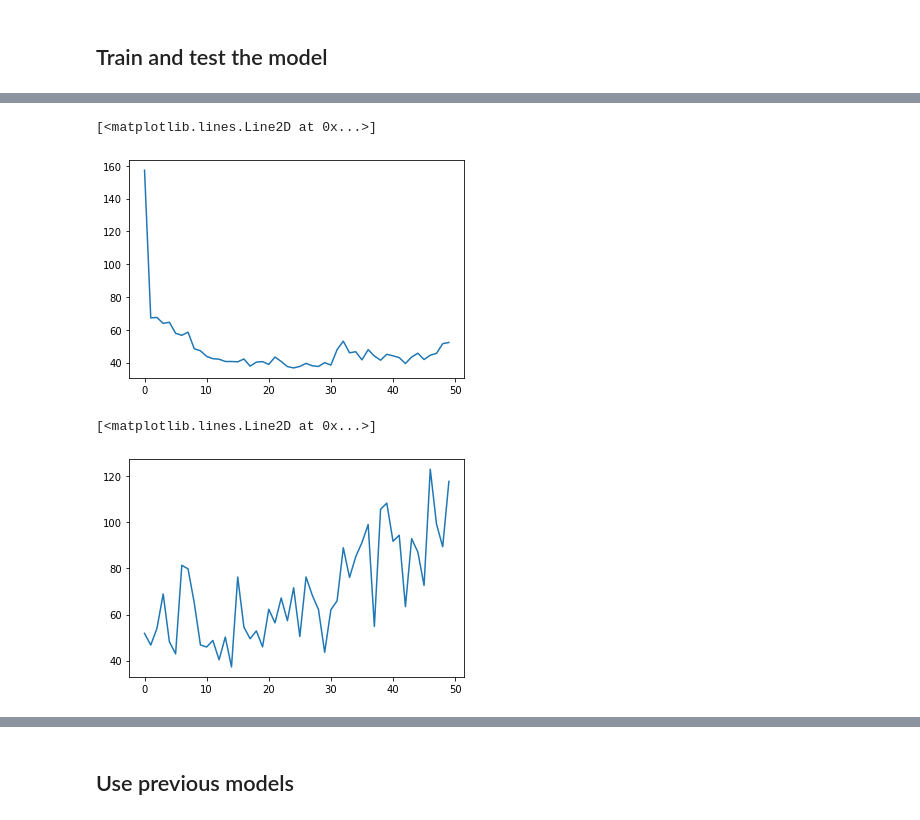
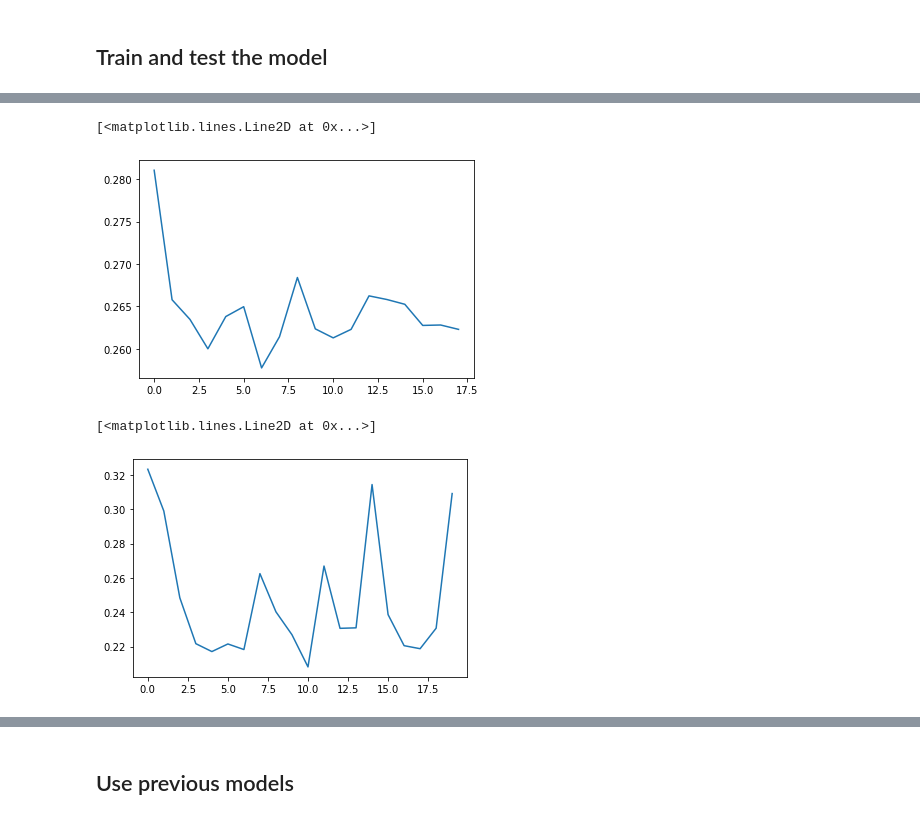
Before and after one commit to AdrienBq/Turbulence, a Jupyter notebook: explo/simple_dnn.ipynb, the cells around one changed output, grey strips where cells are left out. Drawn from its saved outputs; the diff is of its cells as text; code cells hidden in the pictures.

```diff
--- a/explo/simple_dnn.ipynb
+++ b/explo/simple_dnn.ipynb
@@ -20,7 +20,7 @@ import torch.nn.functional as F
 ## Prepare the data
 # %%
 L = 32
-Directory = f"data/L_{L}_new"
+Directory = f"data/L_{L}"
 
 variables=['u', 'v', 'w', 'theta', 's', 'tke', 'wtheta']
 nz=376
@@ -67,7 +67,7 @@ input_train.shape
 ## Define the model
 # %%
 class DNN(nn.Module):
-    def __init__(self, batch_size, input_size, output_size, drop_prob1=0.1, drop_prob2=0.2, drop_prob3=0.3, hidden_size1=512, hidden_size2=256, hidden_size3=256):
+    def __init__(self, batch_size, input_size, output_size, drop_prob1=0.3, drop_prob2=0.4, drop_prob3=0.5, hidden_size1=512, hidden_size2=256, hidden_size3=256):
         super(DNN, self).__init__()
         self.regression = nn.Sequential(nn.Linear(input_size, hidden_size1),
                                         nn.ReLU(),
@@ -96,7 +96,7 @@ class DNN(nn.Module):
 # %%
 learning_rate = 0.001
 batch_size = 32
-nb_epochs = 50
+nb_epochs = 20
 train_losses=[]
 test_losses=[]
 n_batches = input_train.shape[0]//batch_size
@@ -158,13 +153,13 @@ Epoch [50/50], Loss: 52.301600
 # %%
-plt.plot(train_losses)
+plt.plot(train_losses[2:])
 # %% [output]
 [<matplotlib.lines.Line2D at 0x...>]
-[figure, old version]
+[figure, new version]
 # %%
 plt.plot(test_losses)
 # %% [output]
 [<matplotlib.lines.Line2D at 0x...>]
-[figure, old version]
+[figure, new version]
 # %%
 # test the model
 
```
Also changed, not shown: parts of 13 cells of this notebook, 4 other files.
